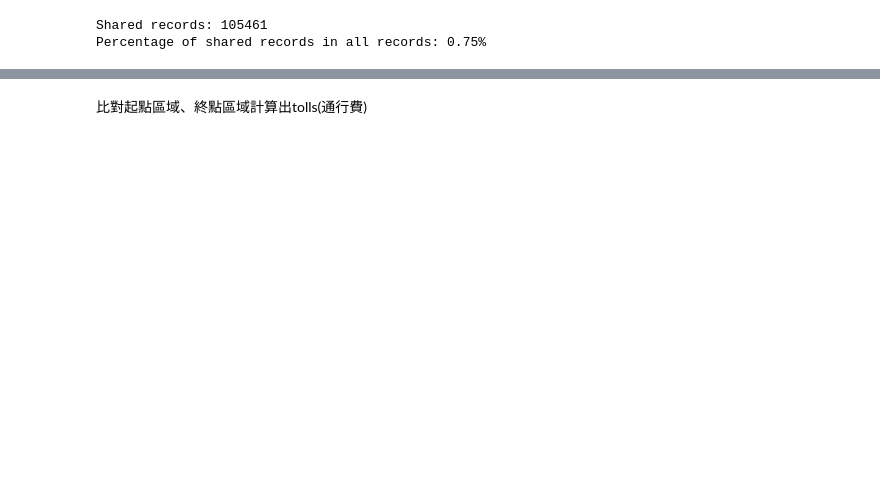
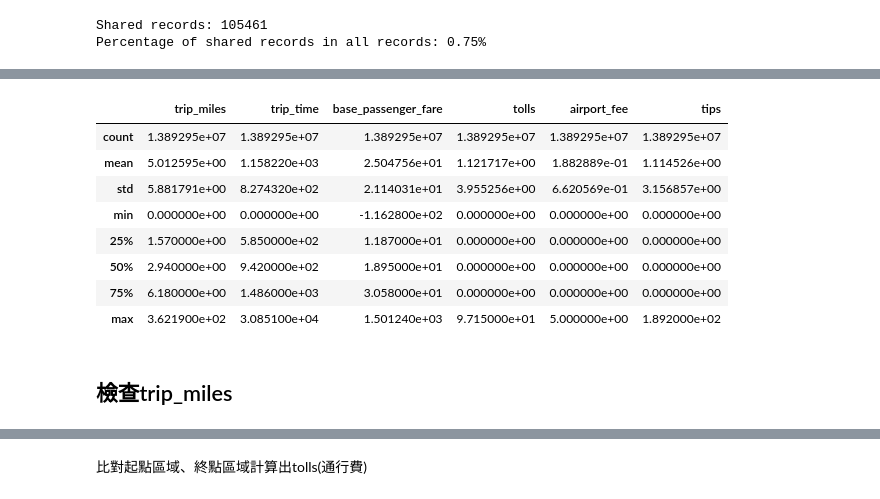
Before and after one commit to TicyYang/nyc-multimodal-ride-hailing-data-retrieval-platform, a Jupyter notebook: data_preprocessing_202304.ipynb, the cells around one changed output, grey strips where cells are left out. Saved outputs shown, nothing was run; the diff lists cells and outputs as text; code cells hidden in the pictures; blank space fills up the shorter version.

```diff
--- a/data_preprocessing_202304.ipynb
+++ b/data_preprocessing_202304.ipynb
@@ -49,3 +50,7 @@ print(f'Percentage of shared records in all records: {p_share_in_all}%')
 # %% [output]
 Shared records: 105461
 Percentage of shared records in all records: 0.75%
+# %%
+uber_202304 = uber_202304[uber_202304.shared_match_flag == "N"]
+uber_202304.reset_index(drop=True, inplace=True)
+uber_202304.head()
@@ -61,2 +76,3 @@ Percentage of shared records in all records: 0.75%
 # %%
-uber_202304 = uber_202304.drop(['hvfhs_license_num', 'dispatching_base_num', 'originating_base_num', 'bcf', 'sales_tax', 'driver_pay', 'shared_request_flag', 'shared_match_flag', 'access_a_ride_flag', 'wav_request_flag', 'wav_match_flag'], axis=1)
+uber_202304 = uber_202304.drop(columns=['hvfhs_license_num', 'dispatching_base_num', 'originating_base_num', 'bcf', 'sales_tax', 'congestion_surcharge', 'driver_pay', 'shared_request_flag', 'shared_match_flag', 'access_a_ride_flag', 'wav_request_flag', 'wav_match_flag'], axis=1)
+print(f'Num of features after deleting: {uber_202304.shape[1]}')
@@ -71,0 +105,14 @@ uber_202304.head()
+# %%
+uber_202304.loc[:, ['trip_miles', 'trip_time', 'base_passenger_fare', 'tolls', 'airport_fee', 'tips']].describe()
+# %% [output]
+|  | trip_miles | trip_time | base_passenger_fare | tolls | airport_fee | tips |
+| count | 1.389295e+07 | 1.389295e+07 | 1.389295e+07 | 1.389295e+07 | 1.389295e+07 | 1.389295e+07 |
+| mean | 5.012595e+00 | 1.158220e+03 | 2.504756e+01 | 1.121717e+00 | 1.882889e-01 | 1.114526e+00 |
+| std | 5.881791e+00 | 8.274320e+02 | 2.114031e+01 | 3.955256e+00 | 6.620569e-01 | 3.156857e+00 |
+| min | 0.000000e+00 | 0.000000e+00 | -1.162800e+02 | 0.000000e+00 | 0.000000e+00 | 0.000000e+00 |
+| 25% | 1.570000e+00 | 5.850000e+02 | 1.187000e+01 | 0.000000e+00 | 0.000000e+00 | 0.000000e+00 |
+| 50% | 2.940000e+00 | 9.420000e+02 | 1.895000e+01 | 0.000000e+00 | 0.000000e+00 | 0.000000e+00 |
+| 75% | 6.180000e+00 | 1.486000e+03 | 3.058000e+01 | 0.000000e+00 | 0.000000e+00 | 0.000000e+00 |
+| max | 3.621900e+02 | 3.085100e+04 | 1.501240e+03 | 9.715000e+01 | 5.000000e+00 | 1.892000e+02 |
+# %% [markdown]
+## 檢查trip_miles
```
Also changed, not shown: parts of 32 cells of this notebook.
